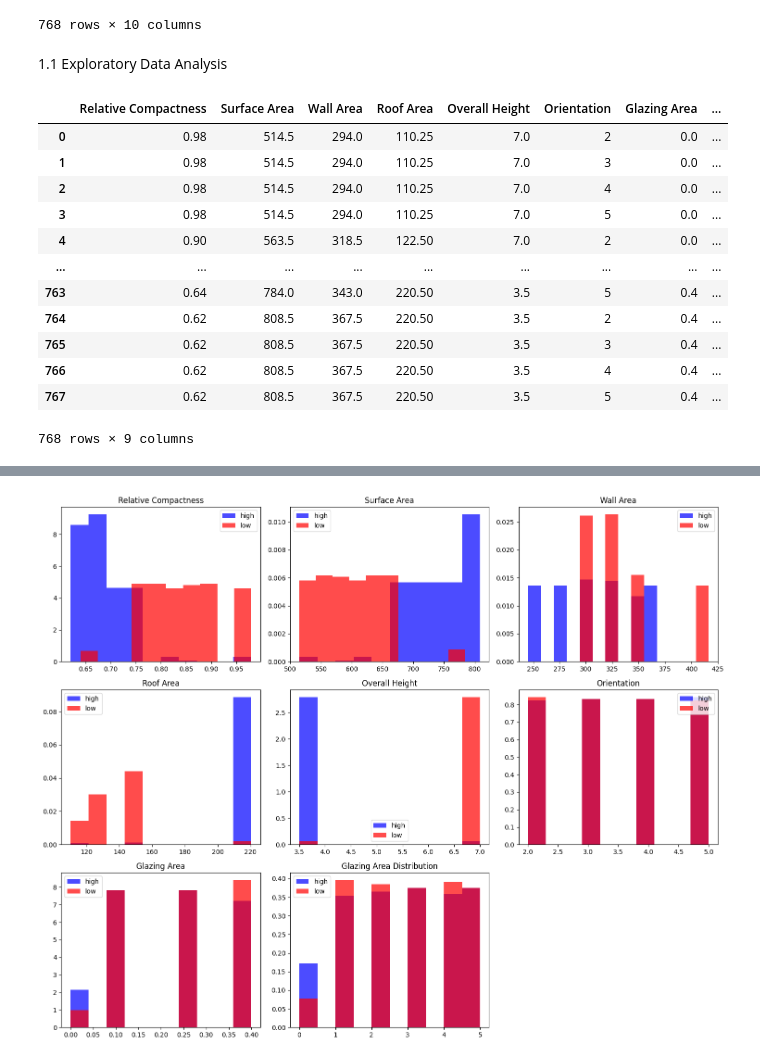
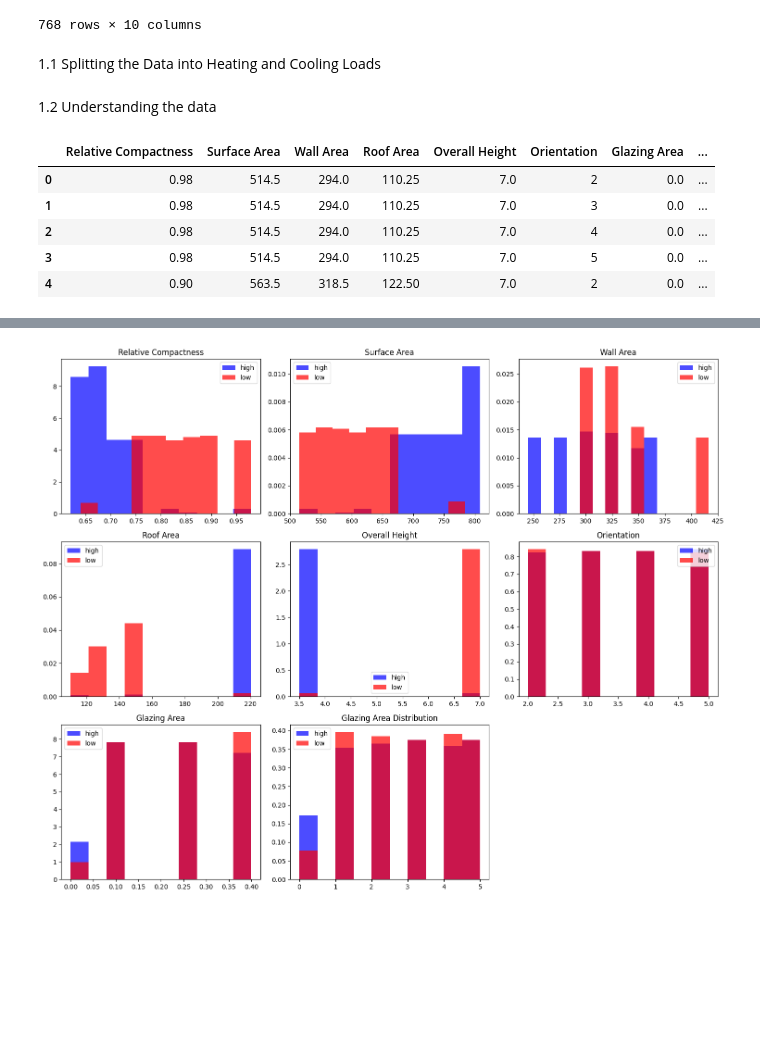
Before and after one commit to matcze/energy_efficient, a Jupyter notebook: energy_efficient_class.ipynb, the cells around one changed output, grey strips where cells are left out. Saved outputs shown, nothing was run; the diff lists cells and outputs as text; code cells hidden in the pictures; blank space fills up the shorter version.

```diff
--- a/energy_efficient_class.ipynb
+++ b/energy_efficient_class.ipynb
@@ -17,5 +18,6 @@ from sklearn.linear_model import LogisticRegression
 # %%
-cols = ["Relative Compactness", "Surface Area", "Wall Area", "Roof Area", "Overall Height","Orientation", "Glazing Area", "Glazing Area Distribution", "Heating Load", "Cooling Load"]
+cols = ["relative_compactness", "surface_area", "wall_area", "roof_area", "overall_height", "orientation", "glazing_area",
+        "glazing_area_distribution", "heating_load", "cooling_load"]
 dataset = pd.read_excel("energy_efficient.xlsx", names=cols)
 dataset
 # %% [output]
@@ -33,26 +35,21 @@ dataset
 | 767 | 0.62 | 808.5 | 367.5 | 220.50 | 3.5 | 5 | 0.4 | ... |
 768 rows × 10 columns
 # %% [markdown]
-1.1 Exploratory Data Analysis
+1.1 Splitting the Data into Heating and Cooling Loads
 # %%
-threshold_heating = dataset["Heating Load"].median()
-dataset["Heating Load"] = (dataset["Heating Load"] <= threshold_heating).astype(int)
-threshold_cooling = dataset["Cooling Load"].median()
-dataset["Cooling Load"] = (dataset["Cooling Load"] <= threshold_cooling).astype(int)
+threshold_heating = dataset["heating_load"].median()
+dataset["heating_load"] = (dataset["heating_load"] <= threshold_heating).astype(int)
+threshold_cooling = dataset["cooling_load"].median()
+dataset["cooling_load"] = (dataset["cooling_load"] <= threshold_cooling).astype(int)
+# %% [markdown]
+1.2 Understanding the data
 # %%
 dataset_heating = dataset.iloc[:, :-1]
-dataset_heating
+dataset_heating.head()
 # %% [output]
 |  | Relative Compactness | Surface Area | Wall Area | Roof Area | Overall Height | Orientation | Glazing Area | ... |
 | 0 | 0.98 | 514.5 | 294.0 | 110.25 | 7.0 | 2 | 0.0 | ... |
 | 1 | 0.98 | 514.5 | 294.0 | 110.25 | 7.0 | 3 | 0.0 | ... |
 | 2 | 0.98 | 514.5 | 294.0 | 110.25 | 7.0 | 4 | 0.0 | ... |
 | 3 | 0.98 | 514.5 | 294.0 | 110.25 | 7.0 | 5 | 0.0 | ... |
 | 4 | 0.90 | 563.5 | 318.5 | 122.50 | 7.0 | 2 | 0.0 | ... |
-| ... | ... | ... | ... | ... | ... | ... | ... | ... |
-| 763 | 0.64 | 784.0 | 343.0 | 220.50 | 3.5 | 5 | 0.4 | ... |
-| 764 | 0.62 | 808.5 | 367.5 | 220.50 | 3.5 | 2 | 0.4 | ... |
-| 765 | 0.62 | 808.5 | 367.5 | 220.50 | 3.5 | 3 | 0.4 | ... |
-| 766 | 0.62 | 808.5 | 367.5 | 220.50 | 3.5 | 4 | 0.4 | ... |
-| 767 | 0.62 | 808.5 | 367.5 | 220.50 | 3.5 | 5 | 0.4 | ... |
-768 rows × 9 columns
```
Also changed, not shown: parts of 11 cells of this notebook, 1 other file.
